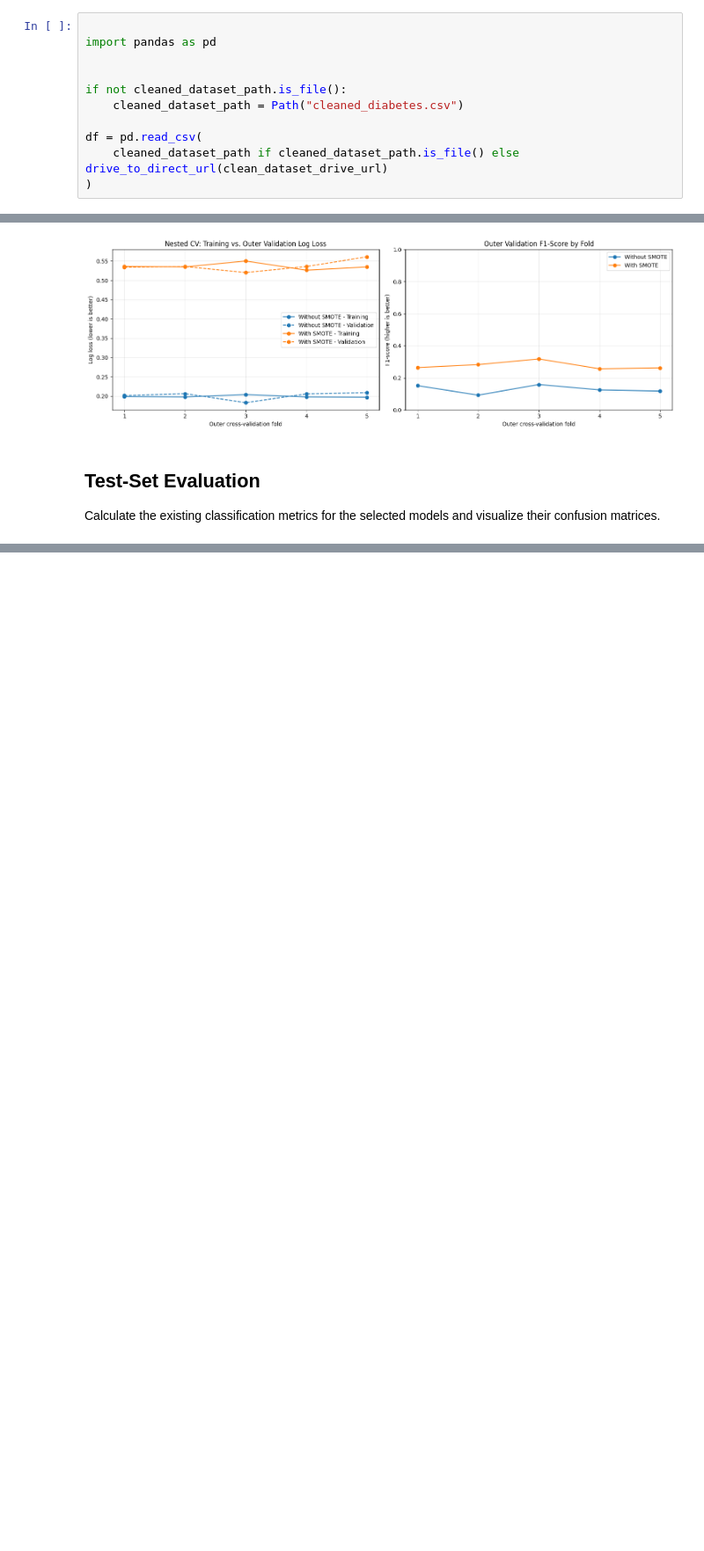
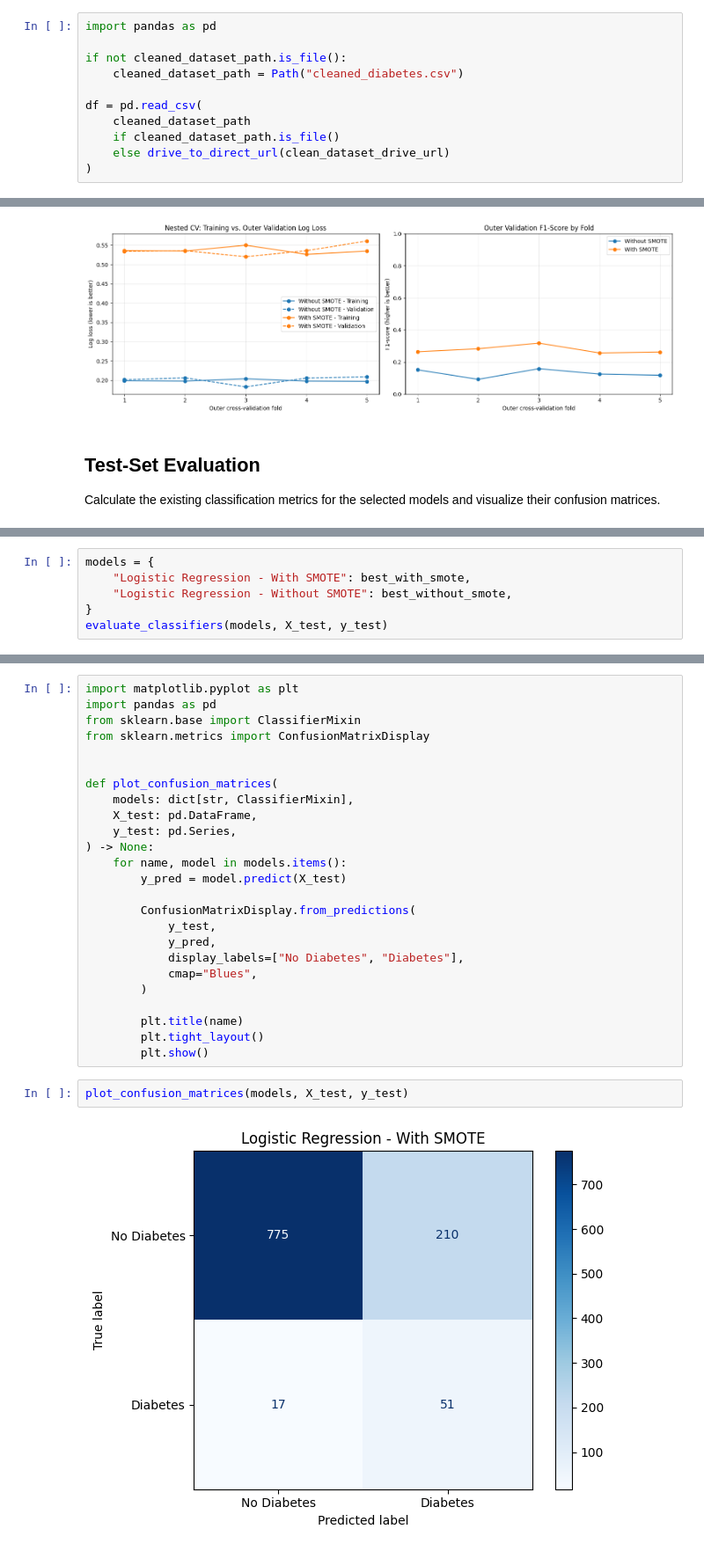
Before and after one commit to habib33-3/diabetes-detection-system, a Jupyter notebook: diadb-training/02-logistic-regression.ipynb, the cells around one changed output, grey strips where cells are left out. Shown at 88% size. Cells and saved outputs as stored; diff of their text form; blank space fills up the shorter version.

```diff
--- a/diadb-training/02-logistic-regression.ipynb
+++ b/diadb-training/02-logistic-regression.ipynb
@@ -43,14 +42,14 @@ from pathlib import Path
 cleaned_dataset_path = Path("diadb-training/cleaned_diabetes.csv")
 # %%
-
 import pandas as pd
-
 
 if not cleaned_dataset_path.is_file():
     cleaned_dataset_path = Path("cleaned_diabetes.csv")
 
 df = pd.read_csv(
-    cleaned_dataset_path if cleaned_dataset_path.is_file() else drive_to_direct_url(clean_dataset_drive_url)
+    cleaned_dataset_path
+    if cleaned_dataset_path.is_file()
+    else drive_to_direct_url(clean_dataset_drive_url)
 )
 # %% [markdown]
 ## Model Input Setup
@@ -400,0 +384,6 @@ for model, name in [
+# %%
+models = {
+    "Logistic Regression - With SMOTE": best_with_smote,
+    "Logistic Regression - Without SMOTE": best_without_smote,
+}
+evaluate_classifiers(models, X_test, y_test)
@@ -400,0 +408,29 @@ for model, name in [
+# %%
+import matplotlib.pyplot as plt
+import pandas as pd
+from sklearn.base import ClassifierMixin
+from sklearn.metrics import ConfusionMatrixDisplay
+
+
+def plot_confusion_matrices(
+    models: dict[str, ClassifierMixin],
+    X_test: pd.DataFrame,
+    y_test: pd.Series,
+) -> None:
+    for name, model in models.items():
+        y_pred = model.predict(X_test)
+
+        ConfusionMatrixDisplay.from_predictions(
+            y_test,
+            y_pred,
+            display_labels=["No Diabetes", "Diabetes"],
+            cmap="Blues",
+        )
+
+        plt.title(name)
+        plt.tight_layout()
+        plt.show()
+# %%
+plot_confusion_matrices(models, X_test, y_test)
+# %% [output]
+[figure, added]
```
Also changed, not shown: parts of 6 cells of this notebook, 5 other files.
